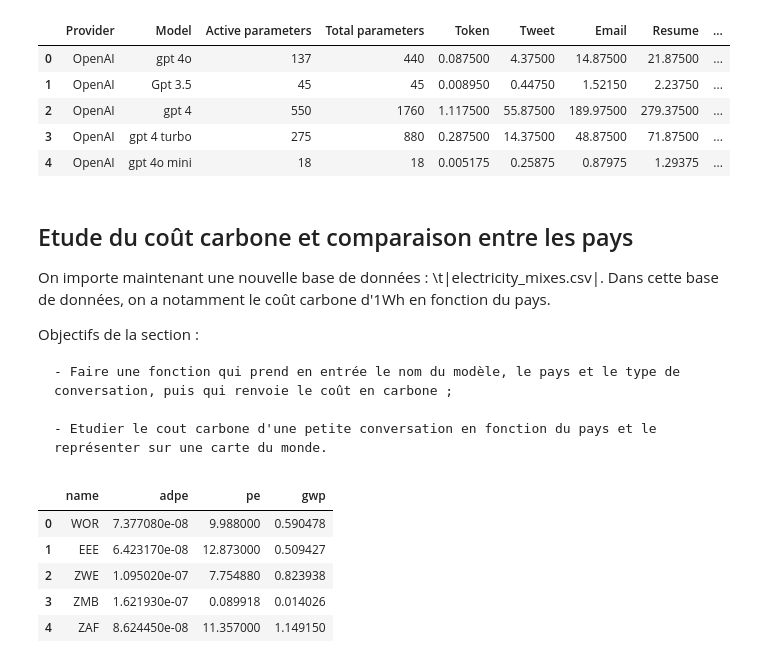
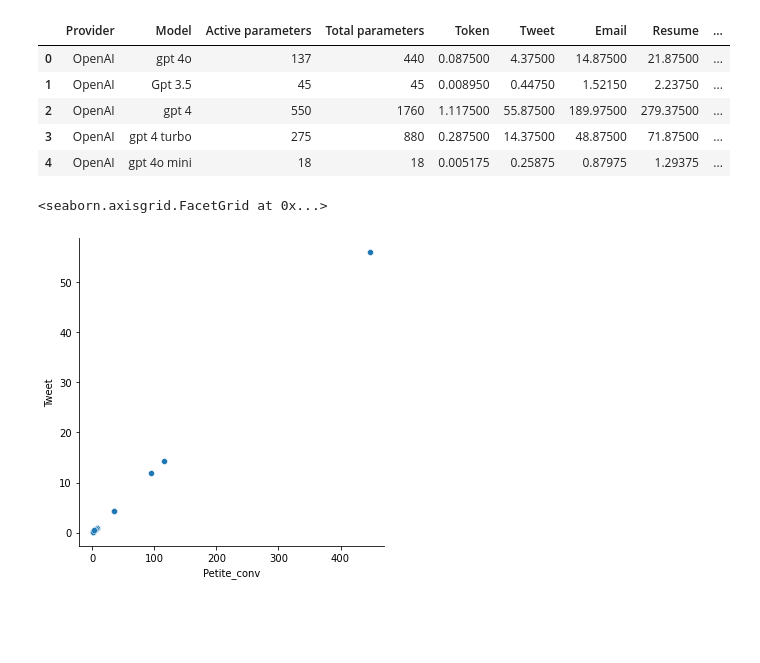
Before and after one commit to AnnaBonnet/MouettesSavantes, a Jupyter notebook: notebook_mouettes_IA_generative.ipynb, the cells around one changed output. Saved outputs shown, nothing was run; the diff lists cells and outputs as text; code cells hidden in the pictures; blank space fills up the shorter version.

Commit message:
ajout spyder plot

```diff
--- a/notebook_mouettes_IA_generative.ipynb
+++ b/notebook_mouettes_IA_generative.ipynb
@@ -42,23 +48,10 @@ cons_ia.head()
 | 2 | OpenAI | gpt 4 | 550 | 1760 | 1.117500 | 55.87500 | 189.97500 | 279.37500 | ... |
 | 3 | OpenAI | gpt 4 turbo | 275 | 880 | 0.287500 | 14.37500 | 48.87500 | 71.87500 | ... |
 | 4 | OpenAI | gpt 4o mini | 18 | 18 | 0.005175 | 0.25875 | 0.87975 | 1.29375 | ... |
-# %% [markdown]
-## Etude du coût carbone et comparaison entre les pays
-
-On importe maintenant une nouvelle base de données : \t|electricity_mixes.csv|. Dans cette base de données, on a notamment le coût carbone  d'1Wh en fonction du pays.
-
-Objectifs de la section :
-
-    - Faire une fonction qui prend en entrée le nom du modèle, le pays et le type de conversation, puis qui renvoie le coût en carbone ;
-
-    - Etudier le cout carbone d'une petite conversation en fonction du pays et le représenter sur une carte du monde.
-# %%
-cout_pays = pd.read_csv('electricity_mixes.csv', sep=',')
-cout_pays.head()
-# %% [output]
-|  | name | adpe | pe | gwp |
-| 0 | WOR | 7.377080e-08 | 9.988000 | 0.590478 |
-| 1 | EEE | 6.423170e-08 | 12.873000 | 0.509427 |
-| 2 | ZWE | 1.095020e-07 | 7.754880 | 0.823938 |
-| 3 | ZMB | 1.621930e-07 | 0.089918 | 0.014026 |
-| 4 | ZAF | 8.624450e-08 | 11.357000 | 1.149150 |
+# %%
+import seaborn as sns
+cons_ia[["Token"]].mean()
+sns.relplot(y='Tweet', x='Petite_conv',  data=cons_ia)
+# %% [output]
+<seaborn.axisgrid.FacetGrid at 0x...>
+[figure, added]
```
Also changed, not shown: parts of 9 cells of this notebook.
